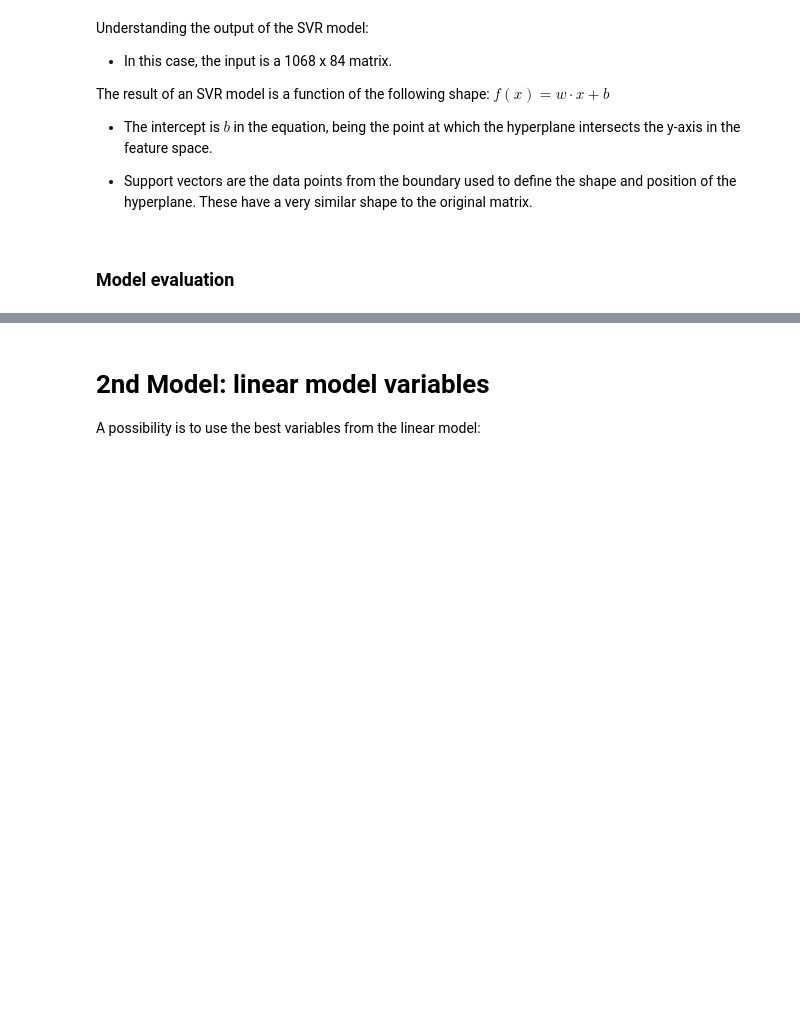
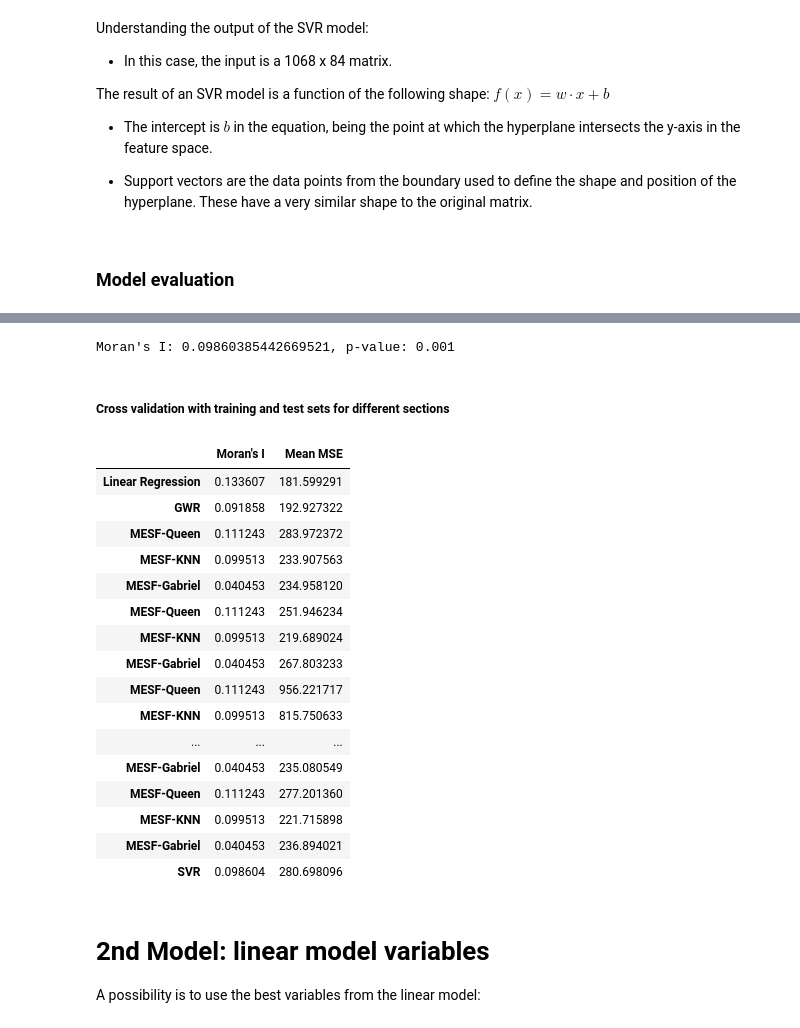
Before and after one commit to MateoFdezEspina/BarcelonaAirbnb, a Jupyter notebook: notebooks/05_0_svr_linear.ipynb, the cells around one changed output, grey strips where cells are left out. Saved outputs shown, nothing was run; the diff lists cells and outputs as text; code cells hidden in the pictures; blank space fills up the shorter version.

```diff
--- a/notebooks/05_0_svr_linear.ipynb
+++ b/notebooks/05_0_svr_linear.ipynb
@@ -507,3 +486,56 @@ plt.show()
+# %%
+from libpysal.weights import Queen
+from esda.moran import Moran
+
+
+def calculate_morans_i(residuals, geo_info):
+    w = Queen.from_dataframe(geo_info)
+    w.transform = "R"
+    moran = Moran(residuals, w)
+    return moran.I, moran.p_sim
+
+
+moran = calculate_morans_i(residuals, geo_info)
+print(f"Moran's I: {moran[0]}, p-value: {moran[1]}")
+# %% [output]
+Moran's I: 0.09860385442669521, p-value: 0.001
+# %% [markdown]
+##### Cross validation with training and test sets for different sections
+# %%
+from sklearn.model_selection import cross_val_score, cross_val_predict, KFold
+
+kf = KFold(n_splits=5, shuffle=True, random_state=42)
+
+y_pred = cross_val_predict(pipe_svr, X, y, cv=kf)
+mse_scores = cross_val_score(pipe_svr, X, y, cv=kf, scoring="neg_mean_squared_error")
+
+mean_mse = -np.mean(mse_scores)
+# %%
+autocorr_metrics = {"Moran's I": [moran[0]], "Mean MSE": [mean_mse]}
+df_autocorr_svr_metrics = pd.DataFrame(autocorr_metrics, index=["SVR"])
+
+df_autocorr_metrics = pd.read_csv("metrics_autocorr.csv", index_col=0)
+df_autocorr_metrics = pd.concat([df_autocorr_metrics, df_autocorr_svr_metrics])
+df_autocorr_metrics.to_csv("metrics_autocorr.csv", index=True)
+df_autocorr_metrics
+# %% [output]
+|  | Moran's I | Mean MSE |
+| Linear Regression | 0.133607 | 181.599291 |
+| GWR | 0.091858 | 192.927322 |
+| MESF-Queen | 0.111243 | 283.972372 |
+| MESF-KNN | 0.099513 | 233.907563 |
+| MESF-Gabriel | 0.040453 | 234.958120 |
+| MESF-Queen | 0.111243 | 251.946234 |
+| MESF-KNN | 0.099513 | 219.689024 |
+| MESF-Gabriel | 0.040453 | 267.803233 |
+| MESF-Queen | 0.111243 | 956.221717 |
+| MESF-KNN | 0.099513 | 815.750633 |
+| ... | ... | ... |
+| MESF-Gabriel | 0.040453 | 235.080549 |
+| MESF-Queen | 0.111243 | 277.201360 |
+| MESF-KNN | 0.099513 | 221.715898 |
+| MESF-Gabriel | 0.040453 | 236.894021 |
+| SVR | 0.098604 | 280.698096 |
 # %% [markdown]
 # 2nd Model: linear model variables
 
```
Also changed, not shown: parts of 31 cells of this notebook, 4 other files.
